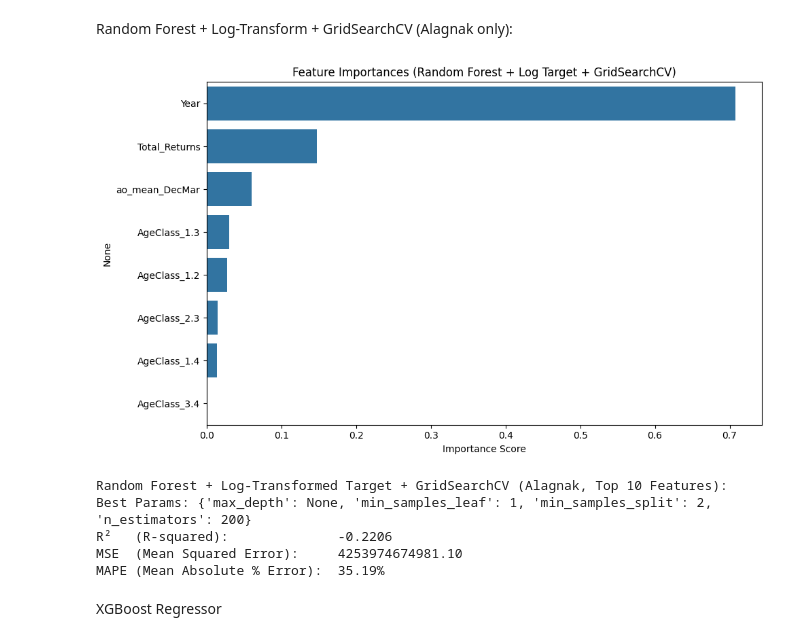
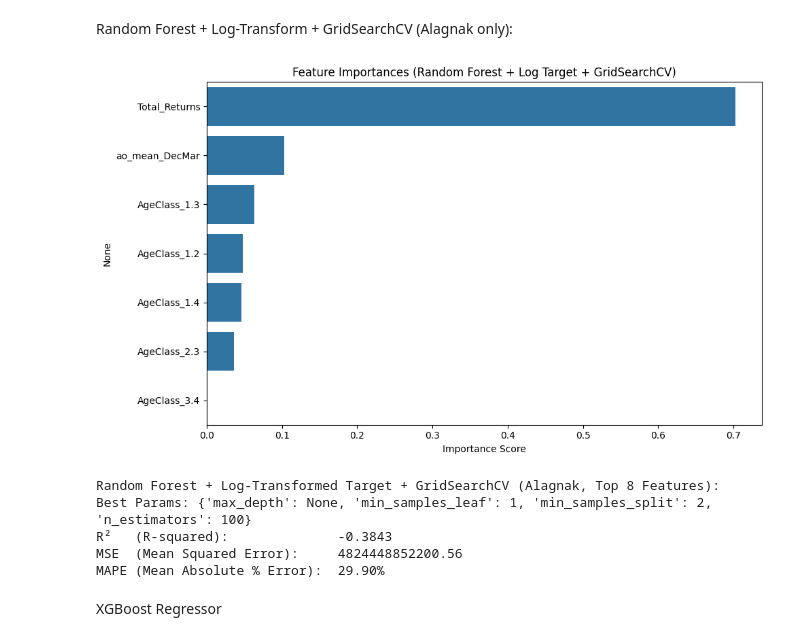
Before and after one commit to schmidj/PredictSalmonRuns, a Jupyter notebook: murilo_salmon/BristolBay/THIRD_APPROACH/Alagnak/TOP_10.ipynb, the cells around one changed output. Saved outputs shown, nothing was run; the diff lists cells and outputs as text; code cells hidden in the pictures.

```diff
--- a/murilo_salmon/BristolBay/THIRD_APPROACH/Alagnak/TOP_10.ipynb
+++ b/murilo_salmon/BristolBay/THIRD_APPROACH/Alagnak/TOP_10.ipynb
@@ -735,22 +715,19 @@ data_set_bristol = pd.read_csv(
     r'C:\Users\MuriloFarias\Desktop\NNS-JULIA\PredictSalmonRuns\murilo_salmon\BristolBay\THIRD_APPROACH\data_set_bristol_encoded.csv'
 )
 
-# Keep only rows where River is 'Alagnak'
+# Filter only 'Alagnak'
 df_alagnak = data_set_bristol[data_set_bristol['River'] == 'Alagnak'].copy()
 
-# === Step 2: Select top 10 features most correlated with the target ===
+# === Step 2: Select top 8 correlated features ===
 correlation = df_alagnak.corr(numeric_only=True)
 target_corr = correlation['Total_Returns_NextYear'].drop('Total_Returns_NextYear')
-top10_features = target_corr.abs().sort_values(ascending=False).head(8).index.tolist()
+top8_features = target_corr.abs().sort_values(ascending=False).head(8).index.tolist()
 
-# Ensure no duplicate 'Year' column
-columns_to_keep = top10_features + ['Total_Returns_NextYear', 'River']
-if 'Year' not in top10_features:
-    columns_to_keep.append('Year')
+# Keep consistent structure and sort by year
+columns_to_keep = top8_features + [col for col in ['Total_Returns_NextYear', 'Year', 'River'] if col not in top8_features]
+df_alagnak = df_alagnak[columns_to_keep].sort_values(by='Year').reset_index(drop=True)
 
-df_alagnak = df_alagnak[columns_to_keep]
-
-# === Step 3: Define and apply time-series split ===
+# === Step 3: Time-based split ===
 def split_time_series_by_river(df, time_column, group_columns, test_fraction=0.2, gap_years=0):
     data_train = pd.DataFrame()
     data_test = pd.DataFrame()
@@ -773,18 +750,15 @@ data_train, data_test = split_time_series_by_river(
     gap_years=0
 )
 
-# === Step 4: Prepare features and log-transformed target ===
-drop_columns = ['Total_Returns_NextYear', 'River']
-if 'Year' not in top10_features:
-    drop_columns.append('Year')
+# === Step 4: Prepare features and log target ===
+drop_columns = ['Total_Returns_NextYear', 'River', 'Year']
+X_train = data_train.drop(columns=drop_columns).reset_index(drop=True)
+y_train_log = np.log1p(data_train['Total_Returns_NextYear']).reset_index(drop=True)
 
-X_train = data_train.drop(drop_columns, axis=1)
-y_train_log = np.log1p(data_train['Total_Returns_NextYear'])  # log(1 + y)
+X_test = data_test.drop(columns=drop_columns).reset_index(drop=True)
+y_test = data_test['Total_Returns_NextYear'].reset_index(drop=True)
 
-X_test = data_test.drop(drop_columns, axis=1)
-y_test = data_test['Total_Returns_NextYear']  # real values for evaluation
-
-# === Step 5: Define GridSearchCV ===
+# === Step 5: GridSearchCV for Random Forest ===
 param_grid = {
     'n_estimators': [100, 200],
     'max_depth': [None, 5, 10],
@@ -800,43 +774,42 @@ grid_search = GridSearchCV(
     n_jobs=-1
 )
 grid_search.fit(X_train, y_train_log)
 
-# Best estimator from grid search
 best_rf = grid_search.best_estimator_
 
-# === Step 6: Feature Importances Plot ===
+# === Step 6: Feature Importances ===
 feature_importances = pd.Series(best_rf.feature_importances_, index=X_train.columns)
 top_features = feature_importances.sort_values(ascending=False)
 
 plt.figure(figsize=(10, 6))
 sns.barplot(x=top_features.values, y=top_features.index)
 plt.title("Feature Importances (Random Forest + Log Target + GridSearchCV)")
 plt.xlabel("Importance Score")
 plt.tight_layout()
 plt.show()
 
-# === Step 7: Predict & Inverse Log Transform ===
+# === Step 7: Predict and inverse log ===
 y_pred_log = best_rf.predict(X_test)
 y_pred = np.expm1(y_pred_log)
 
 # === Step 8: Evaluate ===
 r2 = r2_score(y_test, y_pred)
 mse = mean_squared_error(y_test, y_pred)
 mape = np.mean(np.abs((y_test - y_pred) / y_test)) * 100
 
 # === Step 9: Report ===
-print("Random Forest + Log-Transformed Target + GridSearchCV (Alagnak, Top 10 Features):")
+print("Random Forest + Log-Transformed Target + GridSearchCV (Alagnak, Top 8 Features):")
 print(f"Best Params: {grid_search.best_params_}")
 print(f"R²   (R-squared):              {r2:.4f}")
 print(f"MSE  (Mean Squared Error):     {mse:.2f}")
 print(f"MAPE (Mean Absolute % Error):  {mape:.2f}%")
 # %% [output]
-[figure, old version]
+[figure, new version]
-Random Forest + Log-Transformed Target + GridSearchCV (Alagnak, Top 10 Features):
-Best Params: {'max_depth': None, 'min_samples_leaf': 1, 'min_samples_split': 2, 'n_estimators': 200}
-R²   (R-squared):              -0.2206
-MSE  (Mean Squared Error):     4253974674981.10
-MAPE (Mean Absolute % Error):  35.19%
+Random Forest + Log-Transformed Target + GridSearchCV (Alagnak, Top 8 Features):
+Best Params: {'max_depth': None, 'min_samples_leaf': 1, 'min_samples_split': 2, 'n_estimators': 100}
+R²   (R-squared):              -0.3843
+MSE  (Mean Squared Error):     4824448852200.56
+MAPE (Mean Absolute % Error):  29.90%
 # %% [markdown]
 XGBoost Regressor
 # %%
```
Also changed, not shown: parts of 9 cells of this notebook, 3 other files.
